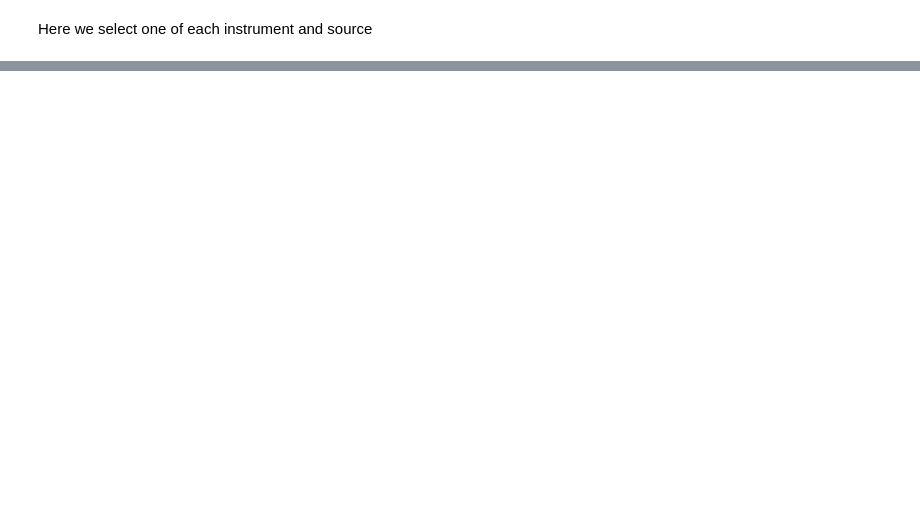
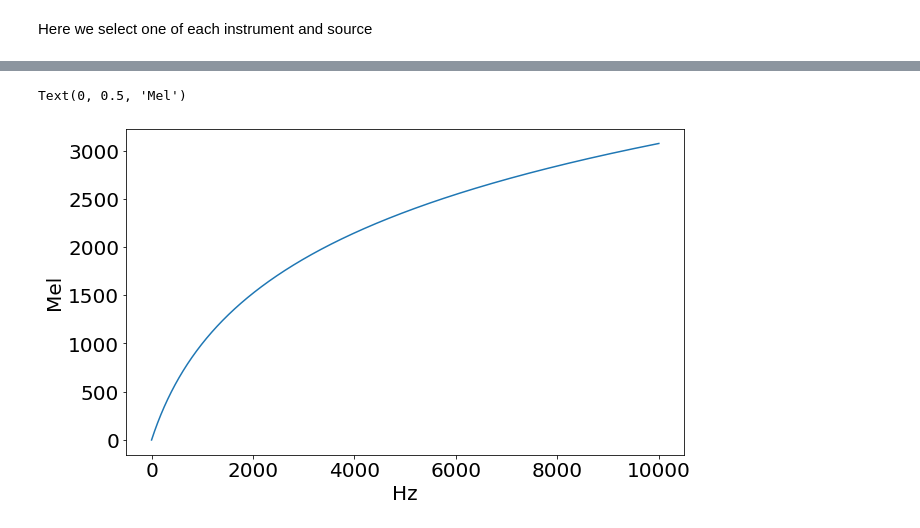
Before and after one commit to ElisaTroschka/GANs-Conditional-Audio-Synthesis, a Jupyter notebook: NSynth EDA.ipynb, the cells around one changed output, grey strips where cells are left out. Cells and saved outputs as stored; diff of their text form; code cells hidden in the pictures; blank space fills up the shorter version.

```diff
--- a/NSynth EDA.ipynb
+++ b/NSynth EDA.ipynb
@@ -211,0 +228,13 @@ for i in range(12):
+# %%
+def hz_to_mel(f):
+    return 2595 * np.log10(1 + (f / 700))
+# %%
+fig, ax = plt.subplots(1, 1, figsize=(10, 6))
+x = list(range(10000))
+y = [hz_to_mel(f) for f in x]
+ax.plot(x, y)
+ax.set_xlabel('Hz')
+ax.set_ylabel('Mel')
+# %% [output]
+Text(0, 0.5, 'Mel')
+[figure, added]
```
Also changed, not shown: parts of 15 cells of this notebook, 9 other files.
